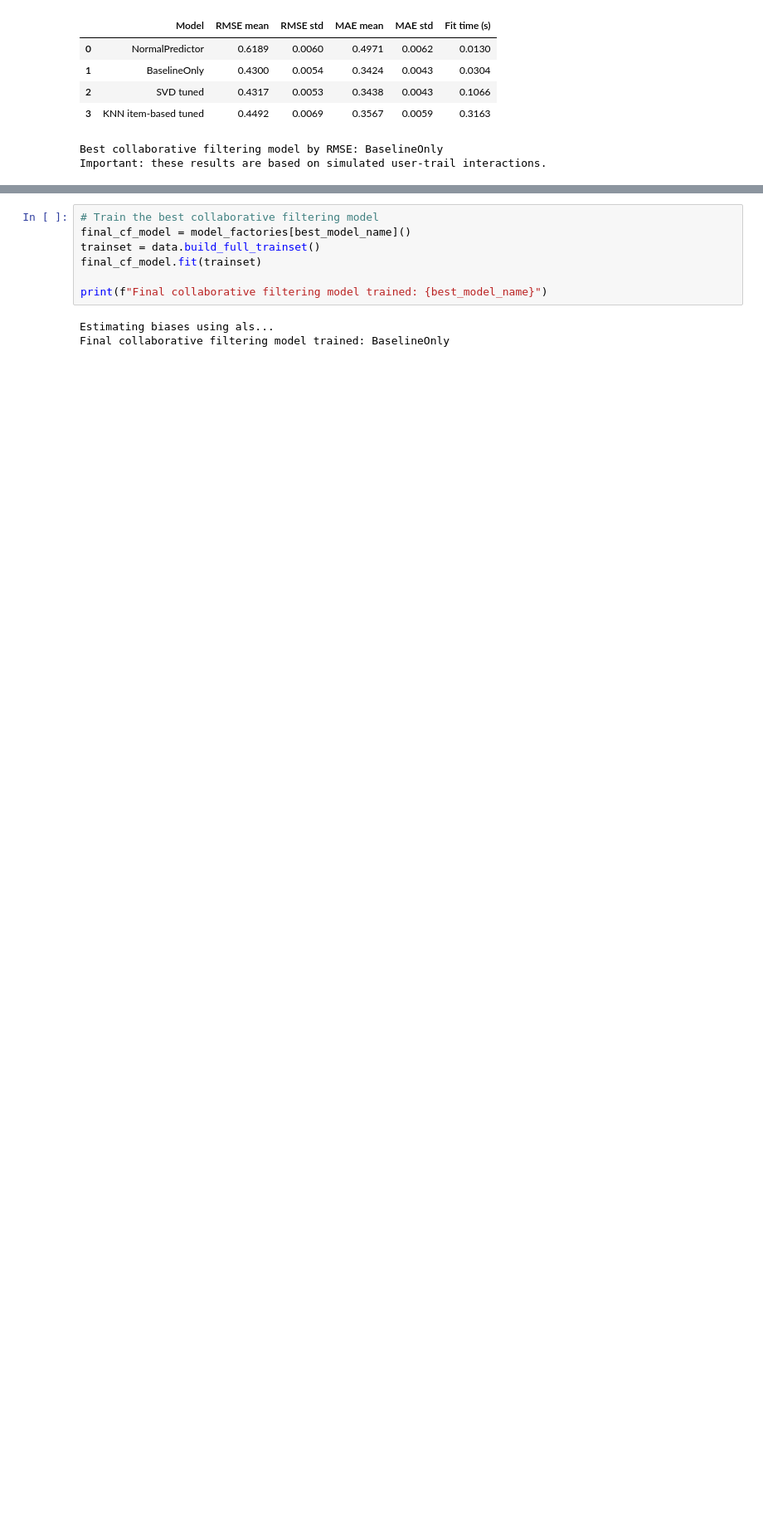
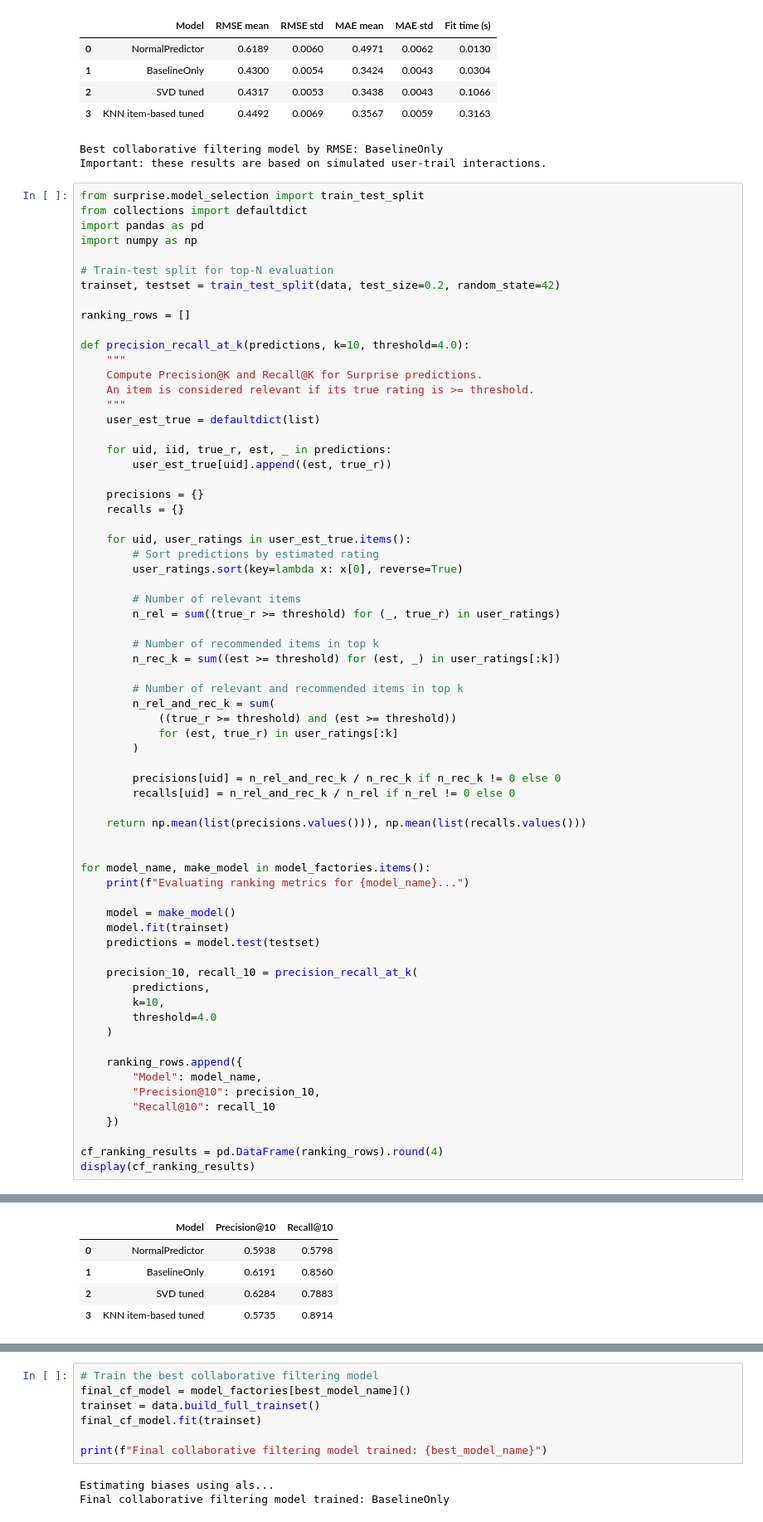
Before and after one commit to enicaking/ml-applications-project-repo, a Jupyter notebook: notebooks/03_task2_recommender.ipynb, the cells around one changed output, grey strips where cells are left out. Shown at 83% size. Cells and saved outputs as stored; diff of their text form; blank space fills up the shorter version.

Commit message:
Precision@K and Recall@K for CF

```diff
--- a/notebooks/03_task2_recommender.ipynb
+++ b/notebooks/03_task2_recommender.ipynb
@@ -685,3 +685,71 @@ Done computing similarity matrix.
 | 3 | KNN item-based tuned | 0.4492 | 0.0069 | 0.3567 | 0.0059 | 0.3163 |
 Best collaborative filtering model by RMSE: BaselineOnly
 Important: these results are based on simulated user-trail interactions.
+# %%
+from surprise.model_selection import train_test_split
+from collections import defaultdict
+import pandas as pd
+import numpy as np
+
+# Train-test split for top-N evaluation
+trainset, testset = train_test_split(data, test_size=0.2, random_state=42)
+
+ranking_rows = []
+
+def precision_recall_at_k(predictions, k=10, threshold=4.0):
+    """
+    Compute Precision@K and Recall@K for Surprise predictions.
+    An item is considered relevant if its true rating is >= threshold.
+    """
+    user_est_true = defaultdict(list)
+
+    for uid, iid, true_r, est, _ in predictions:
+        user_est_true[uid].append((est, true_r))
+
+    precisions = {}
+    recalls = {}
+
+    for uid, user_ratings in user_est_true.items():
+        # Sort predictions by estimated rating
+        user_ratings.sort(key=lambda x: x[0], reverse=True)
+
+        # Number of relevant items
+        n_rel = sum((true_r >= threshold) for (_, true_r) in user_ratings)
+
+        # Number of recommended items in top k
+        n_rec_k = sum((est >= threshold) for (est, _) in user_ratings[:k])
+
+        # Number of relevant and recommended items in top k
+        n_rel_and_rec_k = sum(
+            ((true_r >= threshold) and (est >= threshold))
+            for (est, true_r) in user_ratings[:k]
+        )
+
+        precisions[uid] = n_rel_and_rec_k / n_rec_k if n_rec_k != 0 else 0
+        recalls[uid] = n_rel_and_rec_k / n_rel if n_rel != 0 else 0
+
+    return np.mean(list(precisions.values())), np.mean(list(recalls.values()))
+
+
+for model_name, make_model in model_factories.items():
+    print(f"Evaluating ranking metrics for {model_name}...")
+
+    model = make_model()
+    model.fit(trainset)
+    predictions = model.test(testset)
+
+    precision_10, recall_10 = precision_recall_at_k(
+        predictions,
+        k=10,
+        threshold=4.0
+    )
+
+    ranking_rows.append({
+        "Model": model_name,
+        "Precision@10": precision_10,
+        "Recall@10": recall_10
+    })
+
+cf_ranking_results = pd.DataFrame(ranking_rows).round(4)
+display(cf_ranking_results)
+# %% [output]
@@ -687,0 +763,5 @@ Important: these results are based on simulated user-trail interactions.
+|  | Model | Precision@10 | Recall@10 |
+| 0 | NormalPredictor | 0.5938 | 0.5798 |
+| 1 | BaselineOnly | 0.6191 | 0.8560 |
+| 2 | SVD tuned | 0.6284 | 0.7883 |
+| 3 | KNN item-based tuned | 0.5735 | 0.8914 |
```
Also changed, not shown: parts of 2 cells of this notebook.
